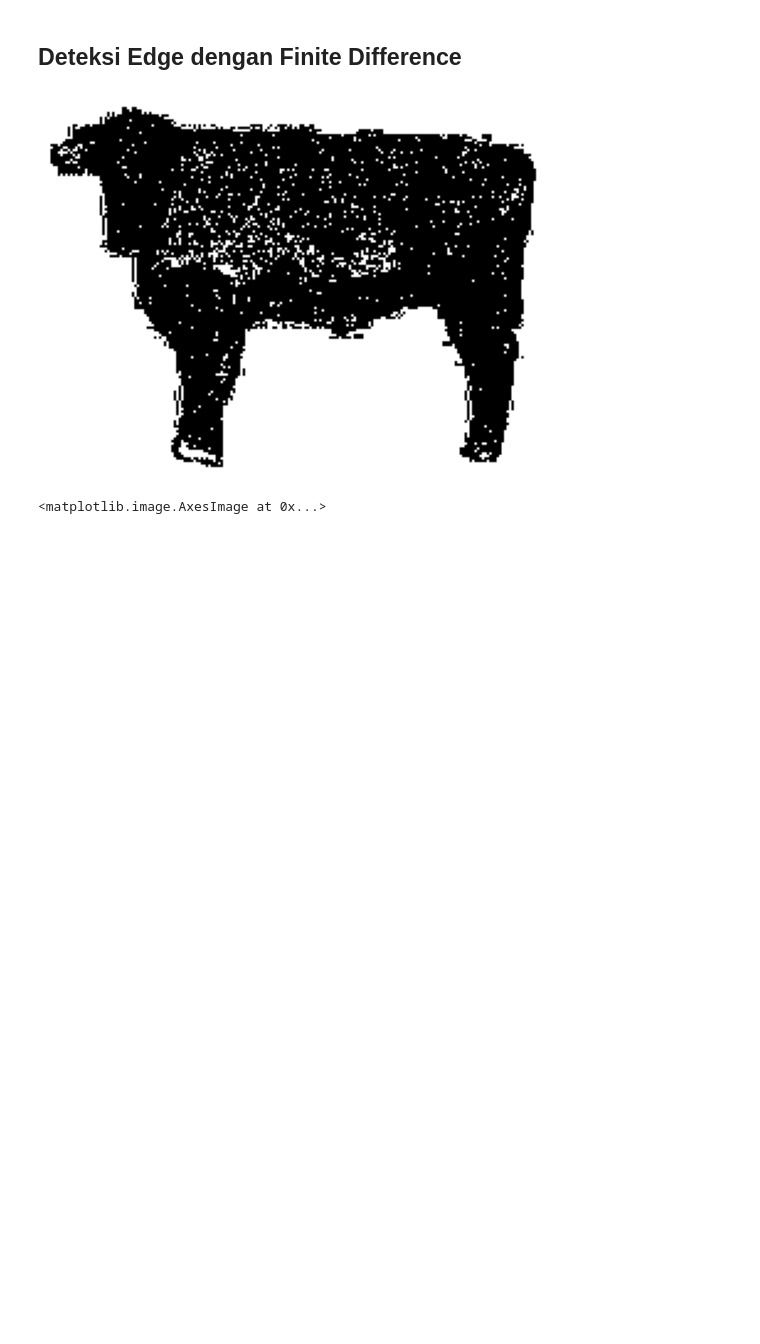
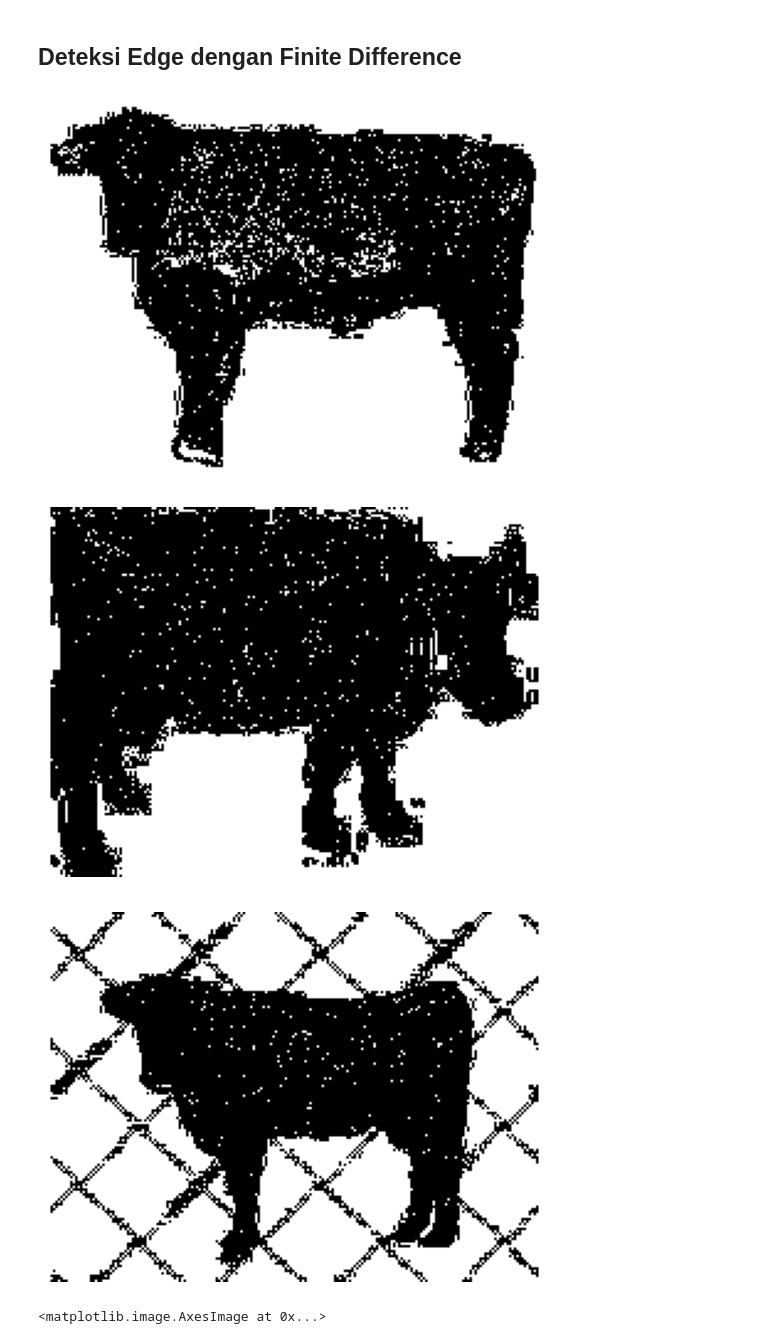
Before and after one commit to naragift/sapixy, a Jupyter notebook: main.ipynb, the cells around one changed output. Cells and saved outputs as stored; diff of their text form; code cells hidden in the pictures; blank space fills up the shorter version.

```diff
--- a/main.ipynb
+++ b/main.ipynb
@@ -24,3 +31,8 @@ plt.imshow(sapi_tanpa_bg1, cmap='gray')
+# %%
+image1 = sapi_tanpa_bg1
+image2 = sapi_tanpa_bg2
+image3 = sapi_tanpa_bg3
+image4 = sapi_dgn_bg
 # %%
 def get_shape(image):
     height = len(image)
@@ -75,7 +87,9 @@ def resize_image(image, new_width, new_height):
 new_width = 200
 new_height = 150
 
-resized_image = resize_image(image, new_width, new_height)
+resized_image1 = resize_image(image1, new_width, new_height)
+resized_image2 = resize_image(image2, new_width, new_height)
+resized_image3 = resize_image(image3, new_width, new_height)
 # %% [markdown]
 ## Deteksi Edge dengan Finite Difference
 # %%
@@ -95,39 +109,41 @@ def calc_new_value(im, i, j, thresh):
 
     if j == 0:
         a = im[i][j+1]  # Access the pixel value
         b = im[i][j+1]
         # forward
     elif j == n - 1:
         a = im[i][j-1]  # Access the pixel value
         b = im[i][j-1]
         # backward
     else:
         a = im[i][j+1]  # Access the pixel value
         b = im[i][j-1]
         h = 2
 
     return calc_thresh(abs(int(a[0]) - int(b[0])) / h, thresh)
 
 def apply(im, low_thresh, high_thresh):
     new_im = [row[:] for row in im]
     for i in range(len(im)):
         for j in range(len(im[i])):
             value = calc_new_value(im, i, j, high_thresh)
             if value == 0:
                 new_im[i][j] = 0
             elif value == 255:
                 new_im[i][j] = calc_new_value(im, i, j, low_thresh)
     return new_im
 
-def display_im(im):
-    plt.imshow(im, cmap='gray')
-    plt.axis('off')
-    plt.show()
+fdif_image1 = apply(resized_image1, 0, 1)
+fdif_image2 = apply(resized_image2, 0, 1)
+fdif_image3 = apply(resized_image3, 0, 1)
 
-result = apply(resized_image, 0, 1)
-display_im(result)
+display_im(fdif_image1)
+display_im(fdif_image2)
+display_im(fdif_image3)
 # %% [output]
 [figure]
+[figure, added]
+[figure, added]
 # %%
 # 8-connectivity algorithm
 def detect_edges(image):
```
Also changed, not shown: parts of 2 cells of this notebook.
